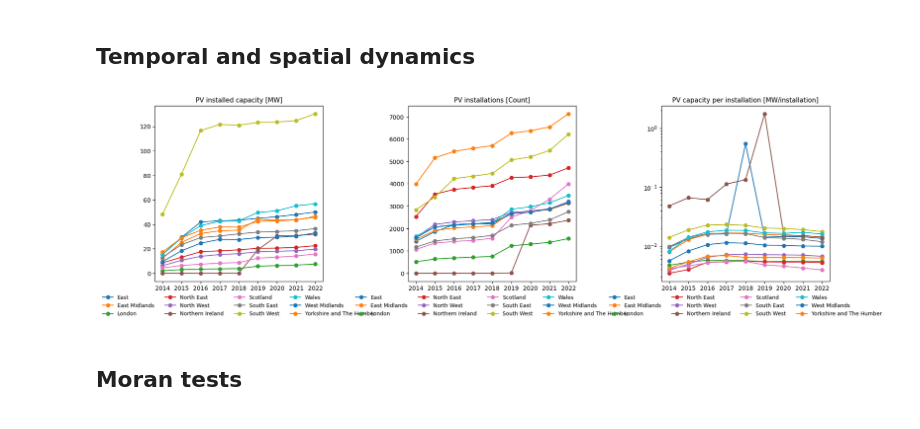
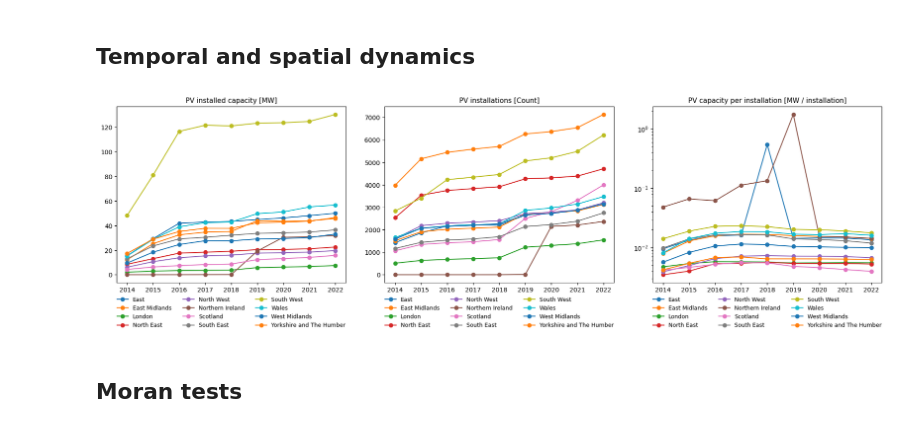
Before and after one commit to Ellariel/uktest, a Jupyter notebook: analysis.ipynb, the cells around one changed output. Drawn from its saved outputs; the diff is of its cells as text; code cells hidden in the pictures.

```diff
--- a/analysis.ipynb
+++ b/analysis.ipynb
@@ -152,7 +152,7 @@ def average_morans_i(i, i_var, method="two-tailed"):
 # %%
 labels = {"log_pv_cap": "PV installed capacity [MW]",
         "log_pv_inst": "PV installations [Count]",
-        "pv_cap_per_inst": "PV capacity per installation [MW/installation]",
+        "pv_cap_per_inst": "PV capacity per installation [MW / installation]",
         }
 
 fig = plt.figure(figsize=(6.0 * 3, 5.5))
@@ -165,40 +165,40 @@ ax_left.set_title(labels['log_pv_cap'], fontsize=11)
 ax_left.set_xlabel(None)
 ax_left.set_ylabel(None, labelpad=-5)
 ax_left.legend(loc="upper center", bbox_to_anchor=(0.5, -0.05),
-               fontsize=9, frameon=False, ncols=4)
+               fontsize=9, frameon=False, ncols=3)
 
 ax_middle = fig.add_subplot(1, 3, 2)
 d = df.copy()
 d = d[['year', 'pv_inst', 'region']].groupby(['year', 'region']).mean().reset_index().pivot(index='year', columns='region', values='pv_inst')
 d = d.rename(columns=labels)
 d.plot(ax=ax_middle, marker='o',)
 ax_middle.set_title(labels['log_pv_inst'], fontsize=11)
 ax_middle.set_xlabel(None)
 ax_middle.set_ylabel(None, labelpad=-5)
 ax_middle.legend(loc="upper center", bbox_to_anchor=(0.5, -0.05),
-                 fontsize=9, frameon=False, ncols=4)
+                 fontsize=9, frameon=False, ncols=3)
 
 ax_right = fig.add_subplot(1, 3, 3)
 d = df.copy()
 d = d[['year', 'pv_cap_per_inst', 'region']].groupby(['year', 'region']).mean().reset_index().pivot(index='year', columns='region', values='pv_cap_per_inst')
 d = d.rename(columns=labels)
 d.plot(ax=ax_right, marker='o', logy=True)
 ax_right.set_title(labels['pv_cap_per_inst'], fontsize=11)
 ax_right.set_xlabel(None)
 ax_right.set_ylabel(None, labelpad=-5)
 ax_right.legend(loc="upper center", bbox_to_anchor=(0.5, -0.05),
-                 fontsize=9, frameon=False, ncols=4)
+                 fontsize=9, frameon=False, ncols=3)
 
 fig.subplots_adjust(wspace=0.001)
 fig.tight_layout(pad=1.01)
 fig.savefig(
         os.path.join(results_dir, "fig_dyn.pdf"),
         dpi=1200,
         bbox_inches="tight",
         format="pdf",
     )
 # %% [output]
-[figure, old version]
+[figure, new version]
 # %% [markdown]
 ## Moran tests
 # %%
```
Also changed, not shown: parts of 4 cells of this notebook, 5 other files.
